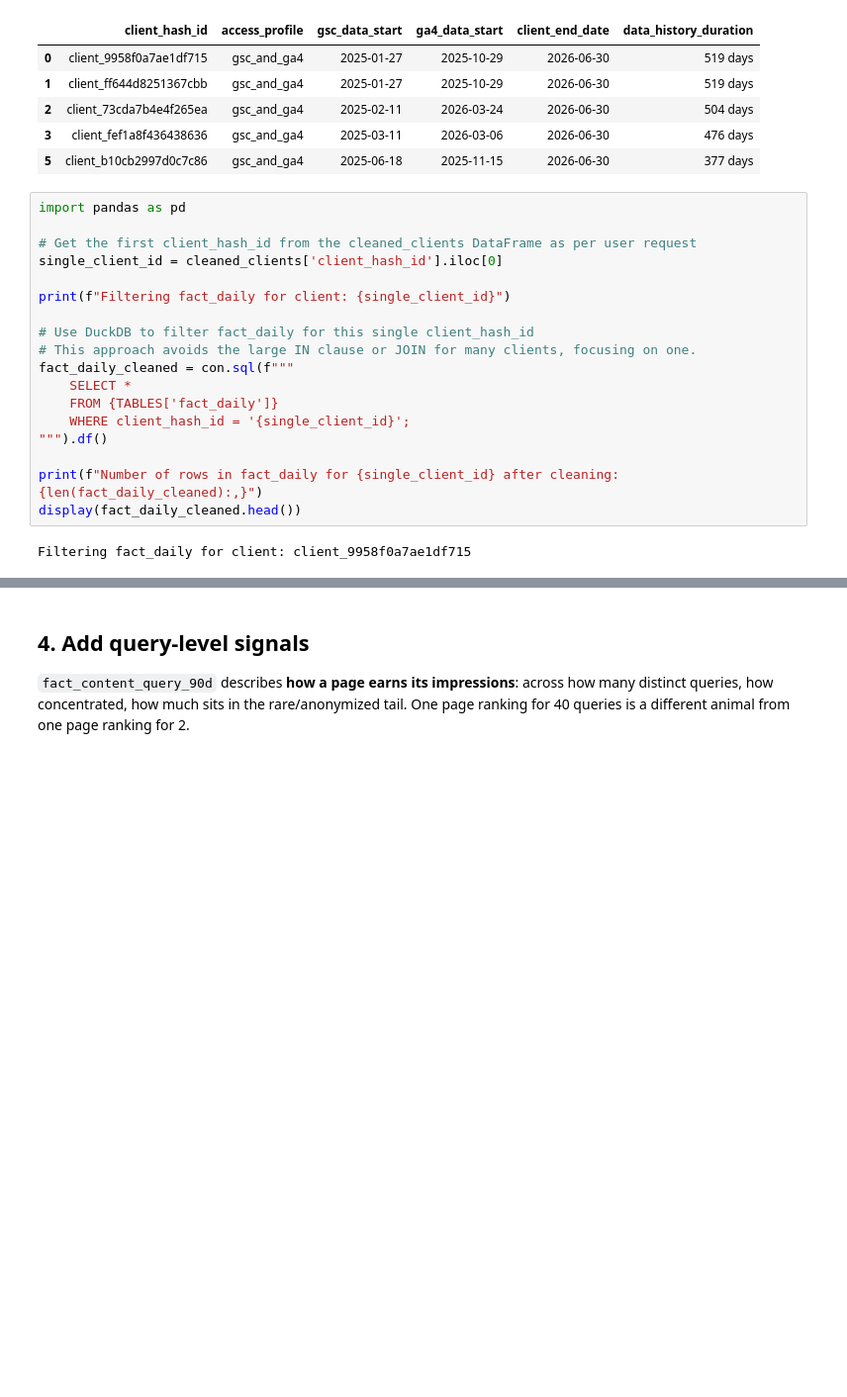
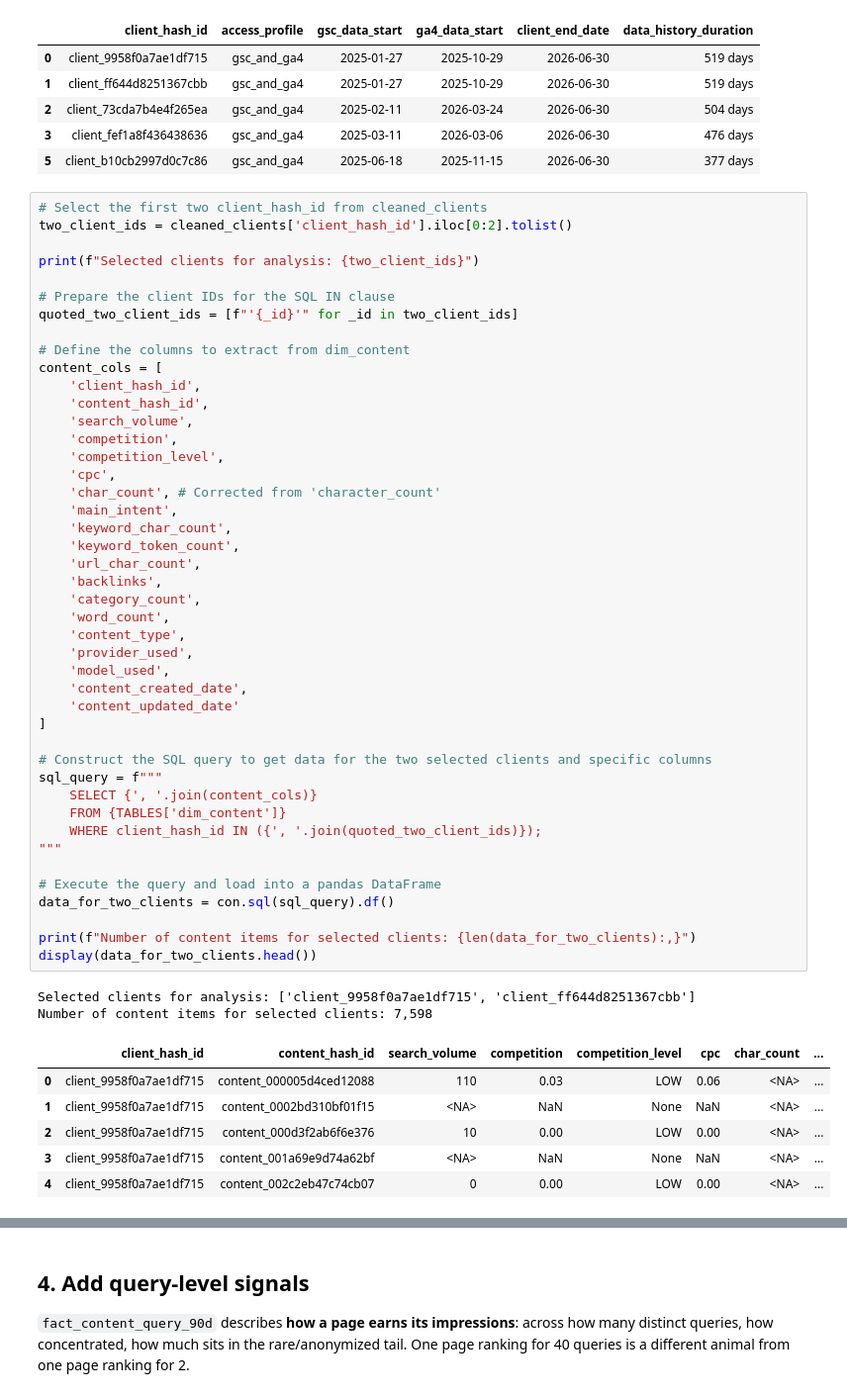
Before and after one commit to fareehaikram93/assignment1-intern, a Jupyter notebook: notebooks/03_working_with_the_full_release.ipynb, the cells around one changed output, grey strips where cells are left out. Shown at 99% size. Saved outputs shown, nothing was run; the diff lists cells and outputs as text; blank space fills up the shorter version.

```diff
--- a/notebooks/03_working_with_the_full_release.ipynb
+++ b/notebooks/03_working_with_the_full_release.ipynb
@@ -199,23 +199,56 @@ Number of clients after cleaning: 41
 | 2 | client_73cda7b4e4f265ea | gsc_and_ga4 | 2025-02-11 | 2026-03-24 | 2026-06-30 | 504 days |
 | 3 | client_fef1a8f436438636 | gsc_and_ga4 | 2025-03-11 | 2026-03-06 | 2026-06-30 | 476 days |
 | 5 | client_b10cb2997d0c7c86 | gsc_and_ga4 | 2025-06-18 | 2025-11-15 | 2026-06-30 | 377 days |
-# %%
-import pandas as pd
-
-# Get the first client_hash_id from the cleaned_clients DataFrame as per user request
-single_client_id = cleaned_clients['client_hash_id'].iloc[0]
-
-print(f"Filtering fact_daily for client: {single_client_id}")
-
-# Use DuckDB to filter fact_daily for this single client_hash_id
-# This approach avoids the large IN clause or JOIN for many clients, focusing on one.
-fact_daily_cleaned = con.sql(f"""
-    SELECT *
-    FROM {TABLES['fact_daily']}
-    WHERE client_hash_id = '{single_client_id}';
-""").df()
-
-print(f"Number of rows in fact_daily for {single_client_id} after cleaning: {len(fact_daily_cleaned):,}")
-display(fact_daily_cleaned.head())
-# %% [output]
-Filtering fact_daily for client: client_9958f0a7ae1df715
+# %%
+# Select the first two client_hash_id from cleaned_clients
+two_client_ids = cleaned_clients['client_hash_id'].iloc[0:2].tolist()
+
+print(f"Selected clients for analysis: {two_client_ids}")
+
+# Prepare the client IDs for the SQL IN clause
+quoted_two_client_ids = [f"'{_id}'" for _id in two_client_ids]
+
+# Define the columns to extract from dim_content
+content_cols = [
+    'client_hash_id',
+    'content_hash_id',
+    'search_volume',
+    'competition',
+    'competition_level',
+    'cpc',
+    'char_count', # Corrected from 'character_count'
+    'main_intent',
+    'keyword_char_count',
+    'keyword_token_count',
+    'url_char_count',
+    'backlinks',
+    'category_count',
+    'word_count',
+    'content_type',
+    'provider_used',
+    'model_used',
+    'content_created_date',
+    'content_updated_date'
+]
+
+# Construct the SQL query to get data for the two selected clients and specific columns
+sql_query = f"""
+    SELECT {', '.join(content_cols)}
+    FROM {TABLES['dim_content']}
+    WHERE client_hash_id IN ({', '.join(quoted_two_client_ids)});
+"""
+
+# Execute the query and load into a pandas DataFrame
+data_for_two_clients = con.sql(sql_query).df()
+
+print(f"Number of content items for selected clients: {len(data_for_two_clients):,}")
+display(data_for_two_clients.head())
+# %% [output]
+Selected clients for analysis: ['client_9958f0a7ae1df715', 'client_ff644d8251367cbb']
+Number of content items for selected clients: 7,598
+|  | client_hash_id | content_hash_id | search_volume | competition | competition_level | cpc | char_count | ... |
+| 0 | client_9958f0a7ae1df715 | content_000005d4ced12088 | 110 | 0.03 | LOW | 0.06 | <NA> | ... |
+| 1 | client_9958f0a7ae1df715 | content_0002bd310bf01f15 | <NA> | NaN | None | NaN | <NA> | ... |
+| 2 | client_9958f0a7ae1df715 | content_000d3f2ab6f6e376 | 10 | 0.00 | LOW | 0.00 | <NA> | ... |
+| 3 | client_9958f0a7ae1df715 | content_001a69e9d74a62bf | <NA> | NaN | None | NaN | <NA> | ... |
+| 4 | client_9958f0a7ae1df715 | content_002c2eb47c74cb07 | 0 | 0.00 | LOW | 0.00 | <NA> | ... |
```
Also changed, not shown: parts of 11 cells of this notebook.
